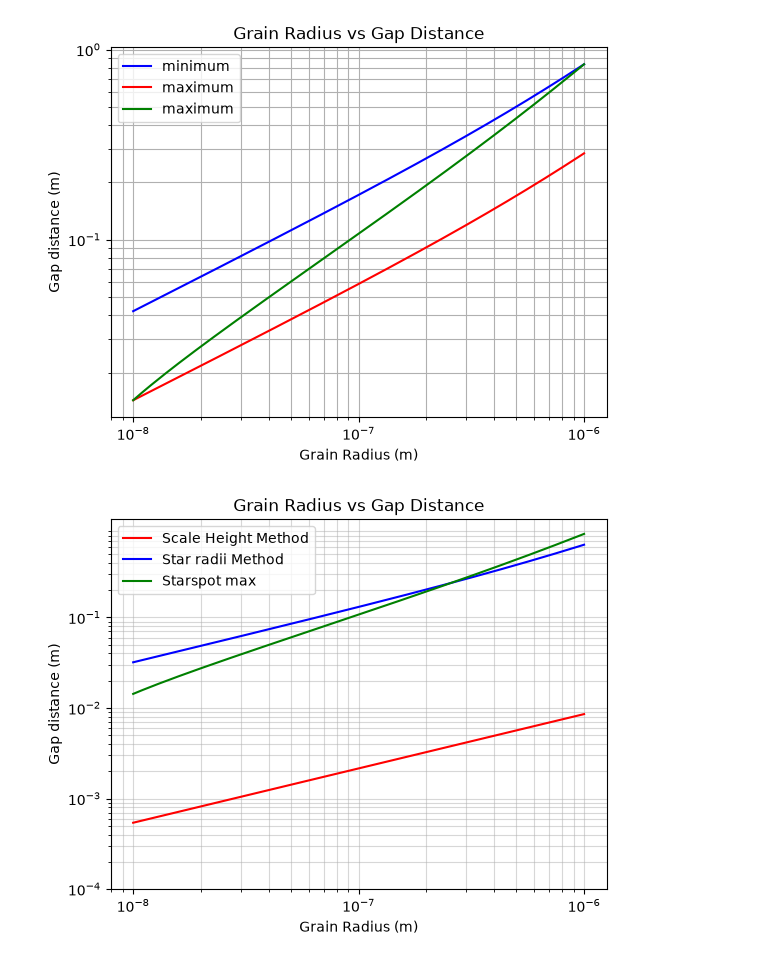
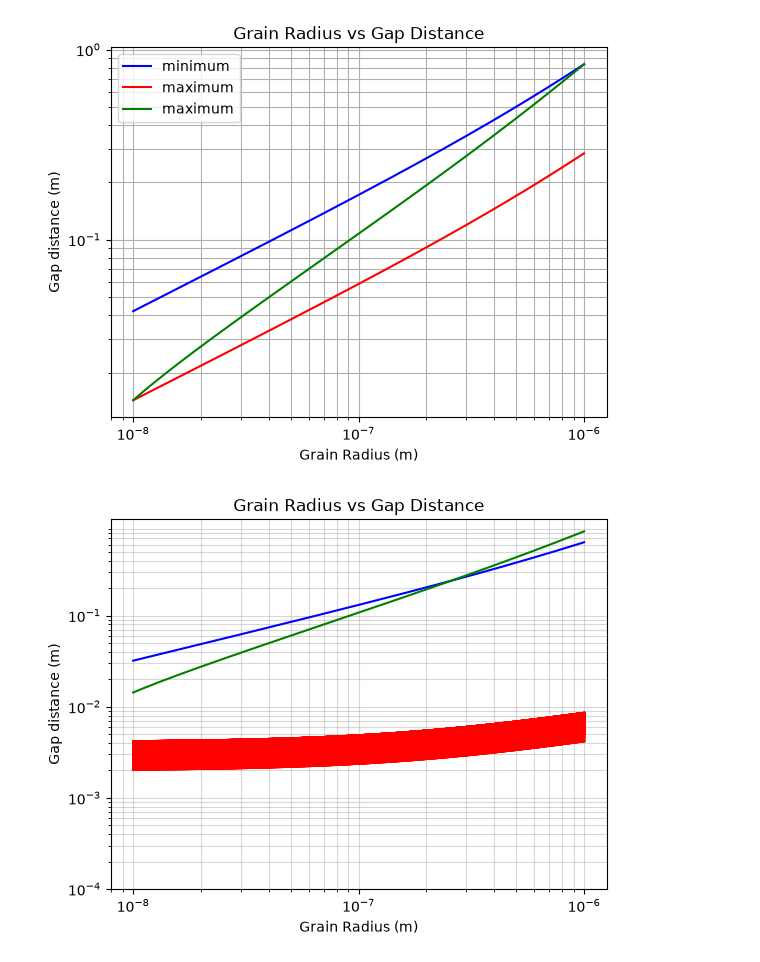
Before and after one commit to drraurau/Brown_Dwarf_Chain, a Jupyter notebook: lengthscales.ipynb, the cells around one changed output. Cells and saved outputs as stored; diff of their text form; code cells hidden in the pictures.

```diff
--- a/lengthscales.ipynb
+++ b/lengthscales.ipynb
@@ -9,6 +9,23 @@ from tqdm import tqdm
 import time
 # %%
 '''19/10/2026'''
+
+'''Magnetic moment constant'''
+
+def phi(mu, mu_0):
+    return (mu - mu_0)/(mu + 2*mu_0)
+
+'''Magnetic permeability in a vacuum'''
+mu_0 = 4*np.pi *10**-7
+
+
+'''Magnetic moment of Iron Grain'''
+mu = 1.5*1e-3
+
+'''Formula for gap distance between grains at equilibrium'''
+def gap_distance(a, phi, L):
+    return ((3*a**3) * phi/2 * L**2)**(1/5)
+
 
 '''Radii length scale'''
 
@@ -18,8 +35,6 @@ def phi(mu, mu_0):
 mu_0 = 4*np.pi *10**-7
 
 mu = 1.5*1e-3
-def gap_distance(a, phi, L):
-    return ((3*a**3) * phi/2 * L**2)**(1/5)
 
 
 phi = phi(mu, mu_0)
@@ -117,6 +135,8 @@ print(z.max())
 # %%
 for i in tqdm(z): #for loop to calculate d
     d2 = gap_distance(a,phi,i)
+
+d2 = gap_distance(a, phi, Z)
 # %%
 print(np.shape(d2))
 d = gap_distance(a,phi,L) # d from global scale
@@ -230,19 +250,19 @@ plt.show()
 # %%
 plt.loglog(a, d2, color = 'r', label ='Scale Height Method')
 plt.loglog(a,d, color = 'b', label = 'Star radii Method')
 
 
 plt.loglog(a,d_starspot_original,color = 'g', label = 'Starspot max')
 
 plt.xlabel('Grain Radius (m)')
 #plt.hlines(y = (d_min, d_max), xmin = 0, xmax = 1e-6, colors = 'r', linestyle = ':')
 plt.ylabel('Gap distance (m)')
 plt.grid(True, which="both", ls="-", alpha= 0.5)
 plt.yticks([1e-4,1e-3,1e-2,1e-1])
 plt.title('Grain Radius vs Gap Distance')
-plt.legend()
+#plt.legend()
 plt.show()
 # %% [output]
-[figure, old version]
+[figure, new version]
 # %%
 import import_ipynb
```
Also changed, not shown: parts of 4 cells of this notebook, 3 other files.
